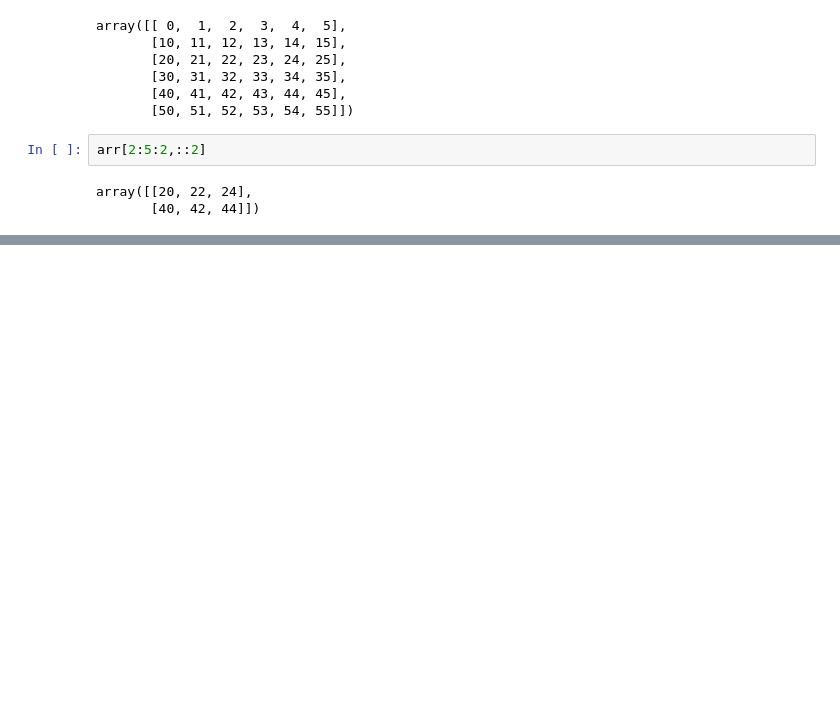
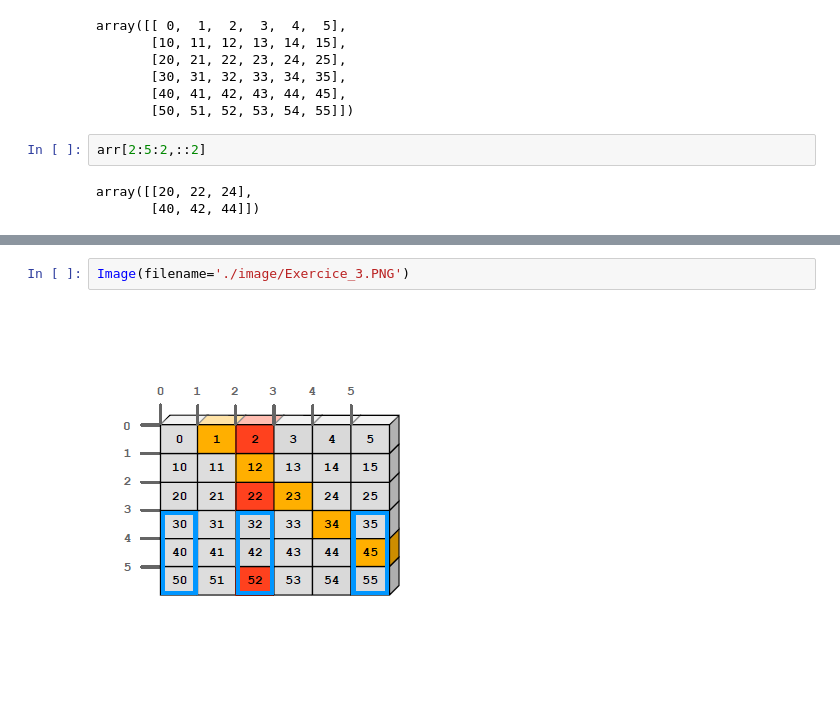
Before and after one commit to Jhonelkour/Numpy-Learning-Journey, a Jupyter notebook: Multi_Dimensional_Arrays.ipynb, the cells around one changed output, grey strips where cells are left out. Drawn from its saved outputs; the diff is of its cells as text; blank space fills up the shorter version.

```diff
--- a/Multi_Dimensional_Arrays.ipynb
+++ b/Multi_Dimensional_Arrays.ipynb
@@ -175,0 +357,4 @@ array([[20, 22, 24],
+# %%
+Image(filename='./image/Exercice_3.PNG')
+# %% [output]
+[figure, added]
```
Also changed, not shown: parts of 43 cells of this notebook.
